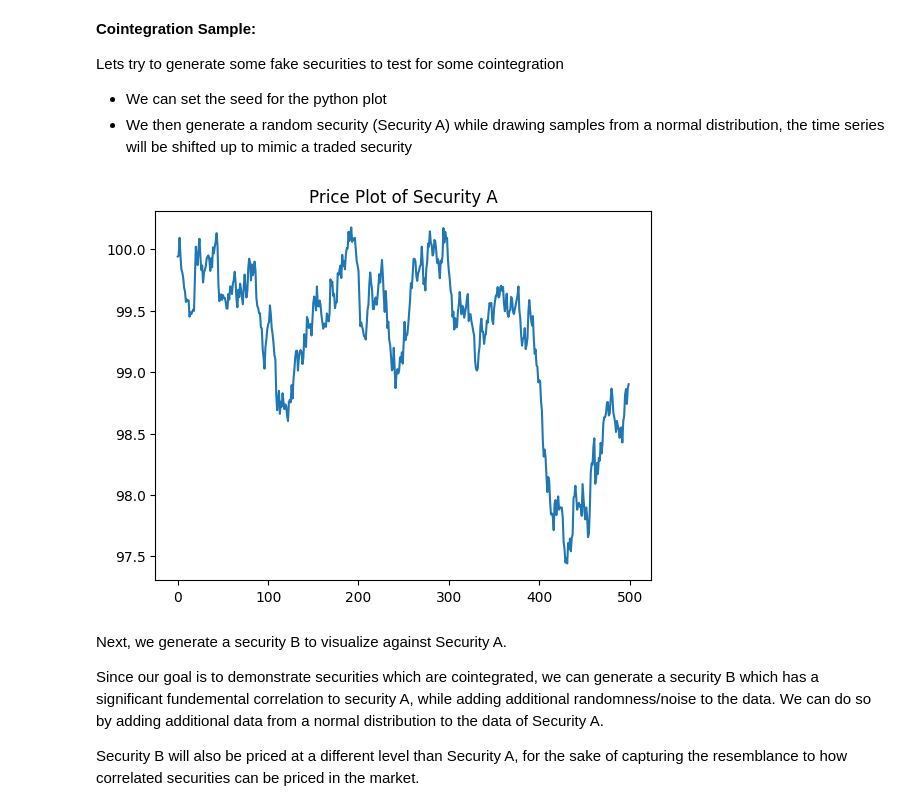
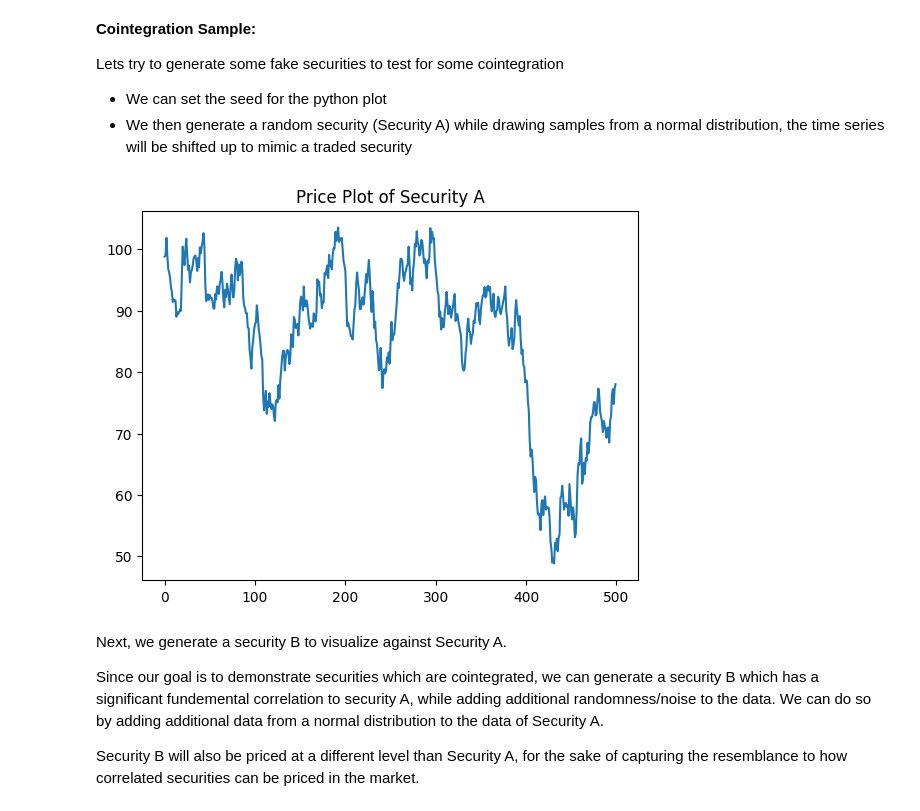
Before and after one commit to charlie-liuu/PairsTrading, a Jupyter notebook: Pairs.ipynb, the cells around one changed output. Drawn from its saved outputs; the diff is of its cells as text; code cells hidden in the pictures.

```diff
--- a/Pairs.ipynb
+++ b/Pairs.ipynb
@@ -60,12 +60,12 @@ Lets try to generate some fake securities to test for some cointegration
 - We then generate a random security (Security A) while drawing samples from a normal distribution, the time series will be shifted up to mimic a traded security
 # %%
 np.random.seed(591)
-samples_a = np.random.normal(0, 0.1, 500) # Generate return for 500 samples (Mu = 0, Sigma = 0.1, Scale = 500)
+samples_a = np.random.normal(0, 2, 500) # Generate return for 500 samples (Mu = 0, Sigma = 0.1, Scale = 500)
 #Shift to price range and plot
 SecA = 100 + pd.Series(np.cumsum(samples_a), name='Security A')
 SecA.plot(title= "Price Plot of Security A");
 # %% [output]
-[figure, old version]
+[figure, new version]
 # %% [markdown]
 Next, we generate a security B to visualize against Security A.
 
```
Also changed, not shown: parts of 2 cells of this notebook.
